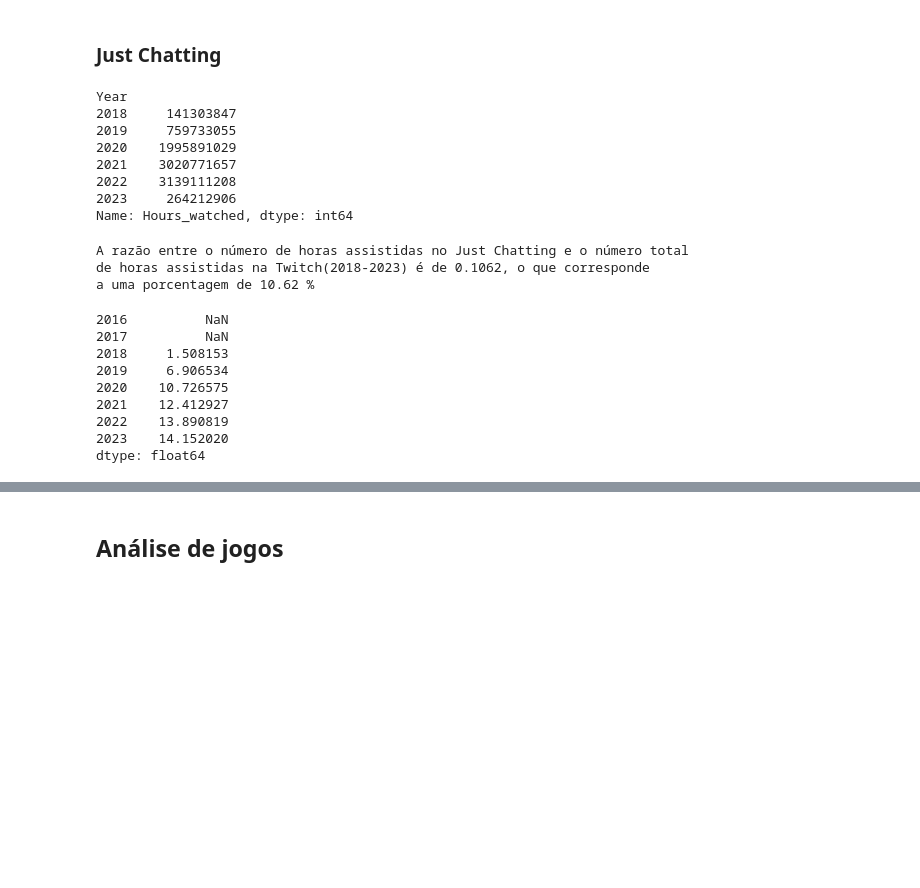
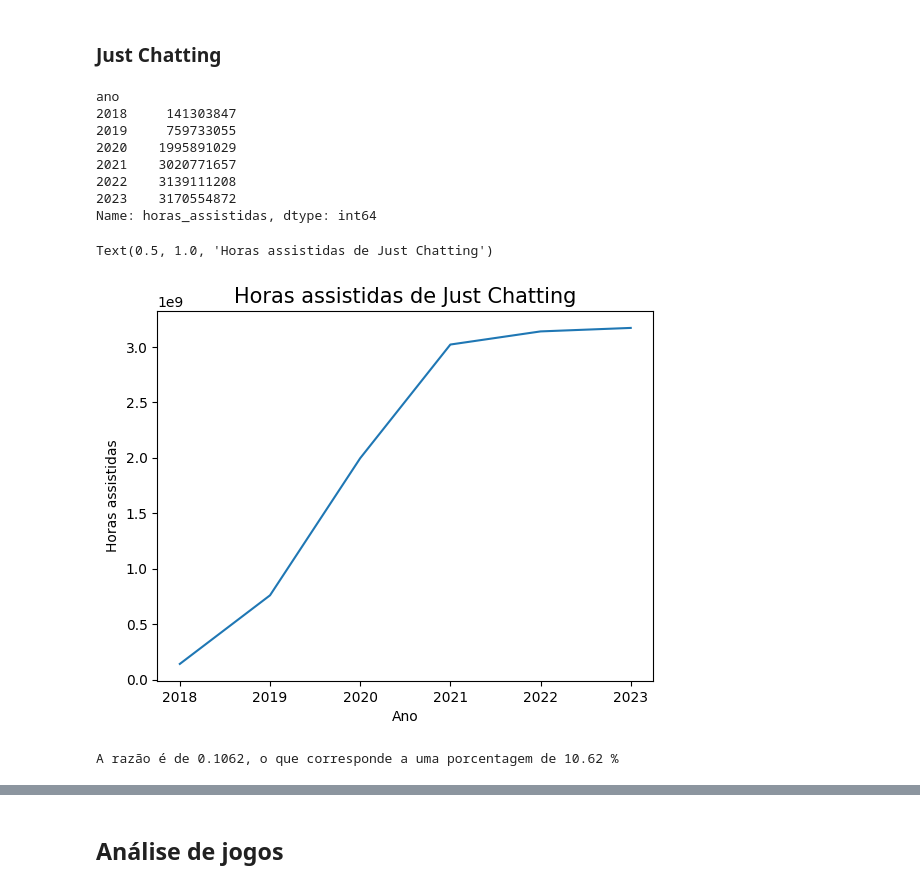
Before and after one commit to Luiz-gabrielsilva/EDA_ADA, a Jupyter notebook: Bruno_file.ipynb, the cells around one changed output, grey strips where cells are left out. Saved outputs shown, nothing was run; the diff lists cells and outputs as text; code cells hidden in the pictures; blank space fills up the shorter version.

```diff
--- a/Bruno_file.ipynb
+++ b/Bruno_file.ipynb
@@ -187,42 +200,35 @@ data_games[data_games['Rank'] == 1]
 85 rows × 12 columns
 # %% [markdown]
 ### Just Chatting
-# %%
-#dataframe com informações apenas do Just Chatting
-df_just = data_games[data_games['Game'] == 'Just Chatting']
-print(df_just.groupby(['Year'])['Hours_watched'].sum())
-# %% [output]
-Year
-2018     141303847
-2019     759733055
-2020    1995891029
-2021    3020771657
-2022    3139111208
-2023     264212906
-Name: Hours_watched, dtype: int64
+# %%
+#dataframe com informações apenas do Just Chatting
+df_just = data_games[data_games['jogo'] == 'Just Chatting']
+ser_just_hours = df_just.groupby(['ano'])['horas_assistidas'].sum()
+#para 2023 o mês de Janeiro será considerado como a média do ano
+ser_just_hours[2023] = ser_just_hours[2023]*12
+print(ser_just_hours)
+#gráfico Horas assistidas de Just Chatting x ano
+plt.plot(ser_just_hours.index, ser_just_hours.values)
+plt.xlabel('Ano', size=10)
+plt.ylabel('Horas assistidas', size=10)
+plt.title('Horas assistidas de Just Chatting', size=15)
+# %% [output]
+ano
+2018     141303847
+2019     759733055
+2020    1995891029
+2021    3020771657
+2022    3139111208
+2023    3170554872
+Name: horas_assistidas, dtype: int64
+Text(0.5, 1.0, 'Horas assistidas de Just Chatting')
+[figure, added]
 # %%
 #Horas assistidas do Just Chatting (2018-2023)
-horas_just = df_just['Hours_watched'].sum()
+horas_just = df_just['horas_assistidas'].sum()
 #Total de horas assistidas no geral (2018-2023)
 horas_total = sum(data.groupby(['ano'])['horas_assistidas'].sum()[2:])
-#Razão de horas do just chatting em relação ao total de horas
-print(f'\nA razão entre o número de horas assistidas no Just Chatting e o número total\n'
-      f'de horas assistidas na Twitch(2018-2023) é de {horas_just/horas_total:.4f}, o que corresponde\n'
-      f'a uma porcentagem de {(horas_just/horas_total)*100:.2f} %\n ')
+#Razão de horas do just chatting em relação ao total de horas (2018-2023)
+print(f'\nA razão é de {horas_just/horas_total:.4f}, o que corresponde a uma porcentagem de {(horas_just/horas_total)*100:.2f} %\n ')
 # %% [output]
-A razão entre o número de horas assistidas no Just Chatting e o número total
-de horas assistidas na Twitch(2018-2023) é de 0.1062, o que corresponde
-a uma porcentagem de 10.62 %
+A razão é de 0.1062, o que corresponde a uma porcentagem de 10.62 %
-# %%
-#Razão ano a ano em porcentagem
-print((df_just.groupby(['Year'])['Hours_watched'].sum())*100/(data.groupby(['ano'])['horas_assistidas'].sum()))
-# %% [output]
-2016          NaN
-2017          NaN
-2018     1.508153
-2019     6.906534
-2020    10.726575
-2021    12.412927
-2022    13.890819
-2023    14.152020
-dtype: float64
```
Also changed, not shown: parts of 33 cells of this notebook.
